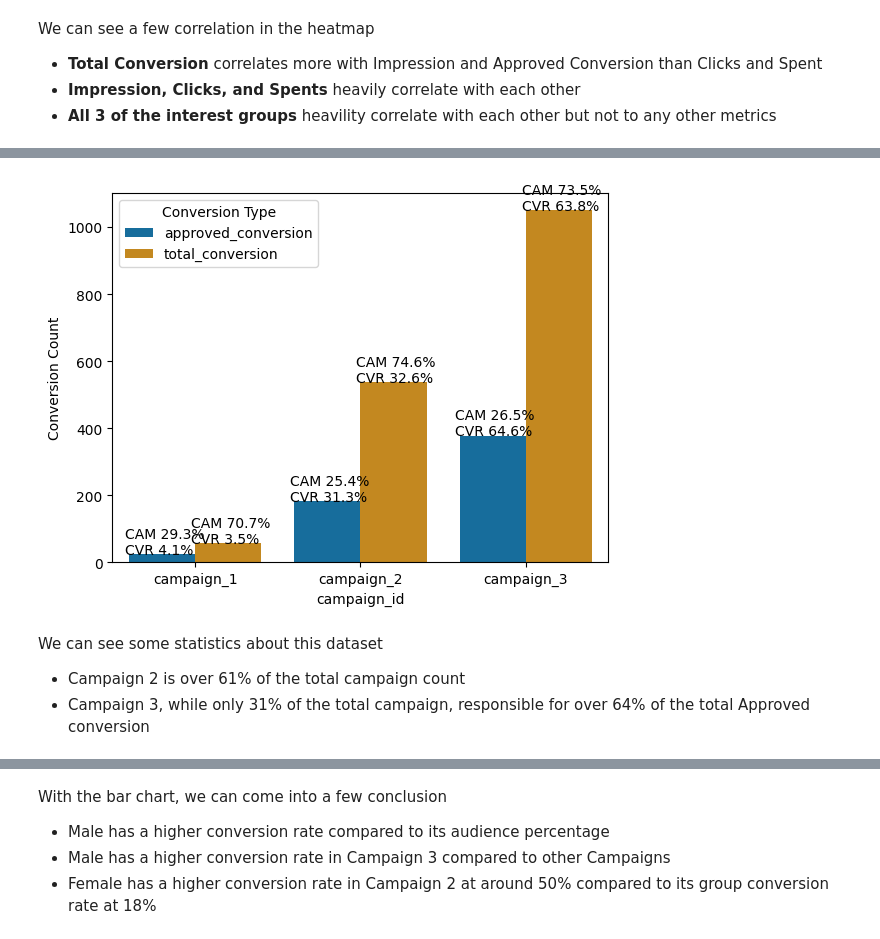
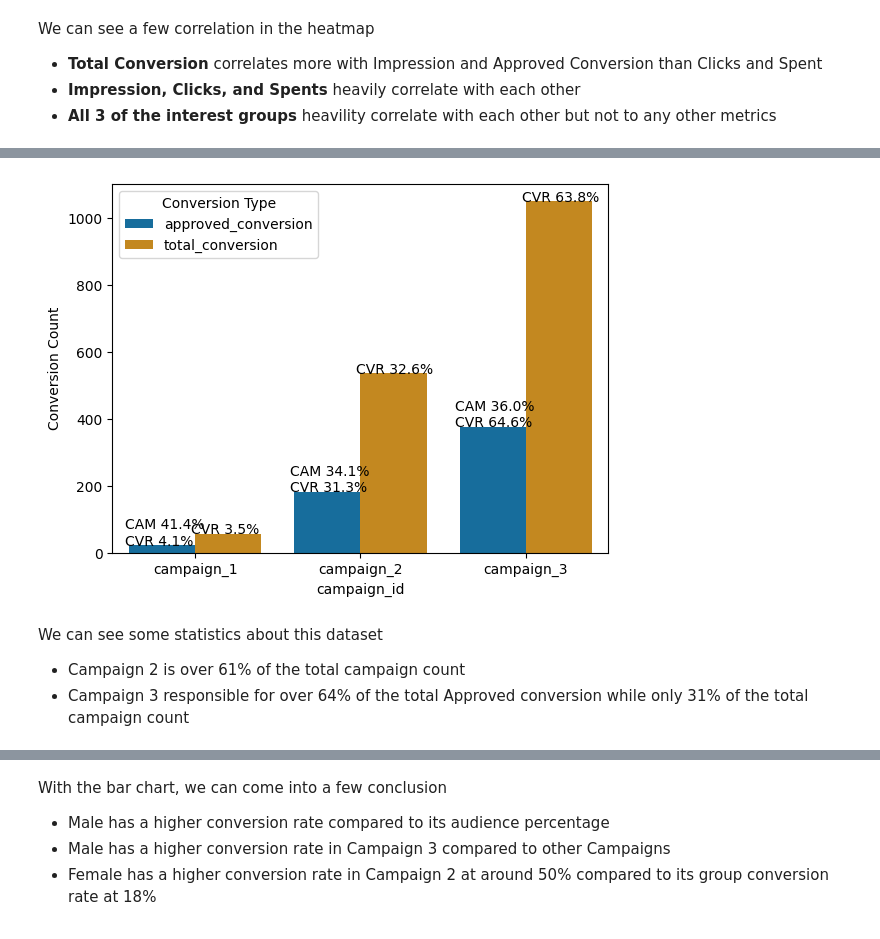
Before and after one commit to Metastasiz/data_analysis, a Jupyter notebook: market_data/facebook_ad_analysis_01/marketing_data_analysis.ipynb, the cells around one changed output, grey strips where cells are left out. Saved outputs shown, nothing was run; the diff lists cells and outputs as text; code cells hidden in the pictures.

```diff
--- a/market_data/facebook_ad_analysis_01/marketing_data_analysis.ipynb
+++ b/market_data/facebook_ad_analysis_01/marketing_data_analysis.ipynb
@@ -510,11 +510,11 @@ df_prep.head()
 # Formula: CPA = Spent / Approved Conversions
 # 4. Conversion Rate (CVR)
 # Formula: CVR = Approved Conversions / Clicks * 100
-
-df_prep[__CTR] = df_prep[__clicks] / df_prep[__impressions] * 100
-df_prep[__CPC] = df_prep[__spent] / df_prep[__clicks]
-df_prep[__CPA] = df_prep[__spent] / df_prep[__approved_conversion]
-df_prep[__CVR] = df_prep[__approved_conversion] / df_prep[__clicks] * 100
+# Handle division by zero and missing values
+df_prep[__CTR] = df_prep.apply(lambda x: (x[__clicks] / x[__impressions] * 100) if x[__impressions] > 0 else 0, axis=1)
+df_prep[__CPC] = df_prep.apply(lambda x: (x[__spent] / x[__clicks]) if x[__clicks] > 0 else None, axis=1)
+df_prep[__CPA] = df_prep.apply(lambda x: (x[__spent] / x[__approved_conversion]) if x[__approved_conversion] > 0 else None, axis=1)
+df_prep[__CVR] = df_prep.apply(lambda x: (x[__approved_conversion] / x[__clicks] * 100) if x[__clicks] > 0 else 0, axis=1)
 df_prep.head()
 # %% [output]
 |  | ad_id | reporting_start | reporting_end | campaign_id | fb_campaign_id | age | gender | interest1 | ... |
@@ -651,35 +685,43 @@ Passing `palette` without assigning `hue` is deprecated and will be removed in v
 # %%
+# EDA - Descriptive statistics - 1.2
+##################################################
+# Campaign group
 df_melted = pd.melt(df_prep, id_vars=[__campaign_id],
                     value_vars=[__approved_conversion, __total_conversion],
                     var_name='Conversion Type', value_name='Count')
 
 total_counts = df_melted.groupby([__campaign_id, 'Conversion Type'])['Count'].sum().reset_index()
 
 ax = sns.barplot(x=__campaign_id, y='Count', hue='Conversion Type', data=total_counts, palette='colorblind')
 
 plt.ylabel('Conversion Count')
 plt.xticks(rotation=0, ha='center')
 plt.legend(title='Conversion Type')
 
 for i, p in enumerate(ax.patches):
   if (i >= len(total_counts)):
     break
   campaign_id = df_melted[__campaign_id].unique()[i % len(df_melted[__campaign_id].unique())]
   conversion_type = df_melted['Conversion Type'].unique()[int(i / len(df_melted[__campaign_id].unique()))]
+
   current_count = total_counts[(total_counts[__campaign_id] == campaign_id) & (total_counts['Conversion Type'] == conversion_type)]['Count'].values[0]
-  campaign_total_count = total_counts[total_counts[__campaign_id] == campaign_id]['Count'].sum()
+
+  campaign_total_count = total_counts[(total_counts[__campaign_id] == campaign_id) & (total_counts['Conversion Type'] != conversion_type)]['Count'].sum()
   conversion_total_count = total_counts[total_counts['Conversion Type'] == conversion_type]['Count'].sum()
 
   percentage_1 = 'CAM {:.1f}%'.format(100 * current_count / campaign_total_count)
   percentage_2 = 'CVR {:.1f}%'.format(100 * current_count / conversion_total_count)
-  display = percentage_1 + "\n" + percentage_2
+  if conversion_type ==  __approved_conversion:
+    display = percentage_1 + "\n" + percentage_2
+  else:
+    display = percentage_2
   x = p.get_x() + p.get_width() / 2 - 0.15*1.5
   y = p.get_y() + p.get_height()
   ax.annotate(display, (x, y), size=10)
 plt.show()
 # %% [output]
-[figure, old version]
+[figure, new version]
 # %% [markdown]
 We can see some statistics about this dataset
 + Campaign 2 is over 61% of the total campaign count
-+ Campaign 3, while only 31% of the total campaign, responsible for over 64% of the total Approved conversion
++ Campaign 3 responsible for over 64% of the total Approved conversion while only 31% of the total campaign count
```
Also changed, not shown: parts of 18 cells of this notebook.
